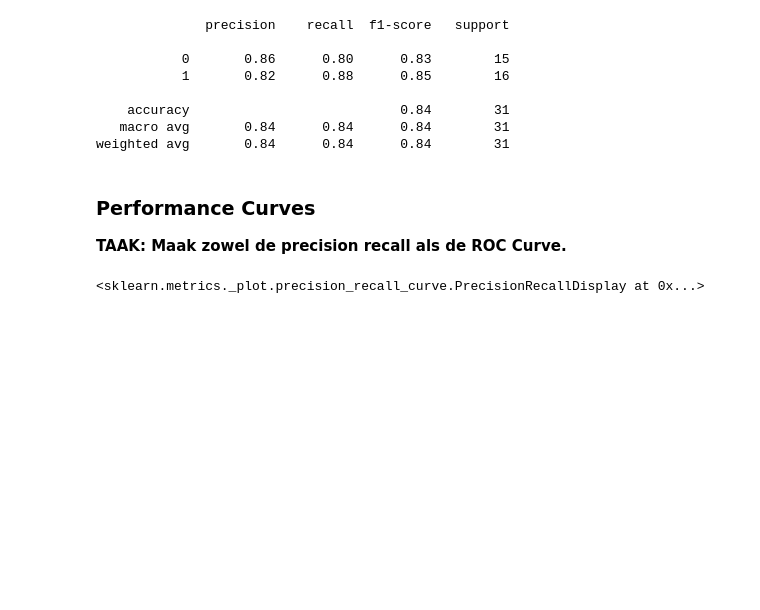
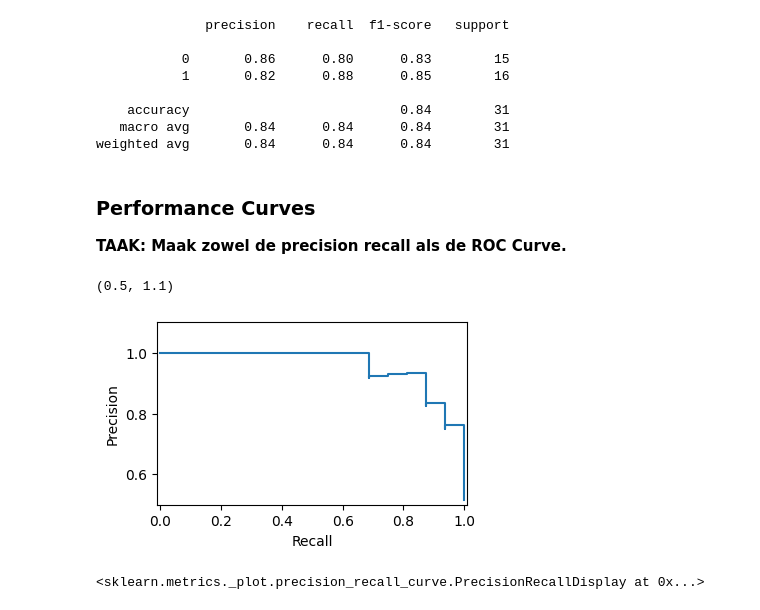
Before and after one commit to montypie/DS_Projects, a Jupyter notebook: exams/Regression/Logistic-Regression-Opdracht_YK.ipynb, the cells around one changed output. Cells and saved outputs as stored; diff of their text form; code cells hidden in the pictures; blank space fills up the shorter version.

```diff
--- a/exams/Regression/Logistic-Regression-Opdracht_YK.ipynb
+++ b/exams/Regression/Logistic-Regression-Opdracht_YK.ipynb
@@ -409,3 +409,14 @@ weighted avg       0.84      0.84      0.84        31
+# %%
+fig, ax = plt.subplots(figsize=(4, 4))
+y_prob = best_model.predict_proba(X_test)
+y_prob = y_prob[:, 1] # klasse 1 kans
+precision, recall, _ = precision_recall_curve(y_test, y_prob)
+disp = PrecisionRecallDisplay(precision=precision, recall=recall)
+disp.plot(ax=ax)
+ax.set_ylim(0.5, 1.1)
+# %% [output]
+(0.5, 1.1)
+[figure, added]
 # %%
 # %% [output]
 <sklearn.metrics._plot.precision_recall_curve.PrecisionRecallDisplay at 0x...>
```
Also changed, not shown: parts of 5 cells of this notebook.
